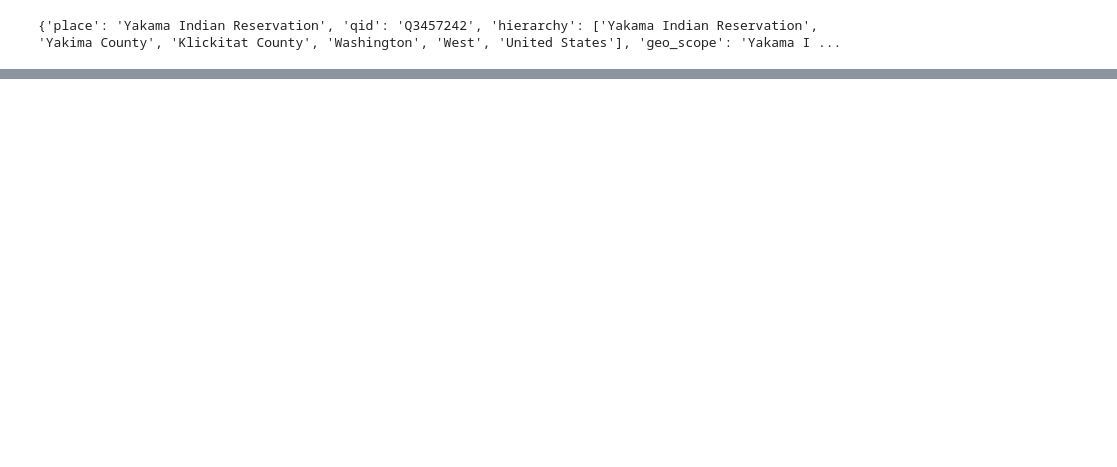
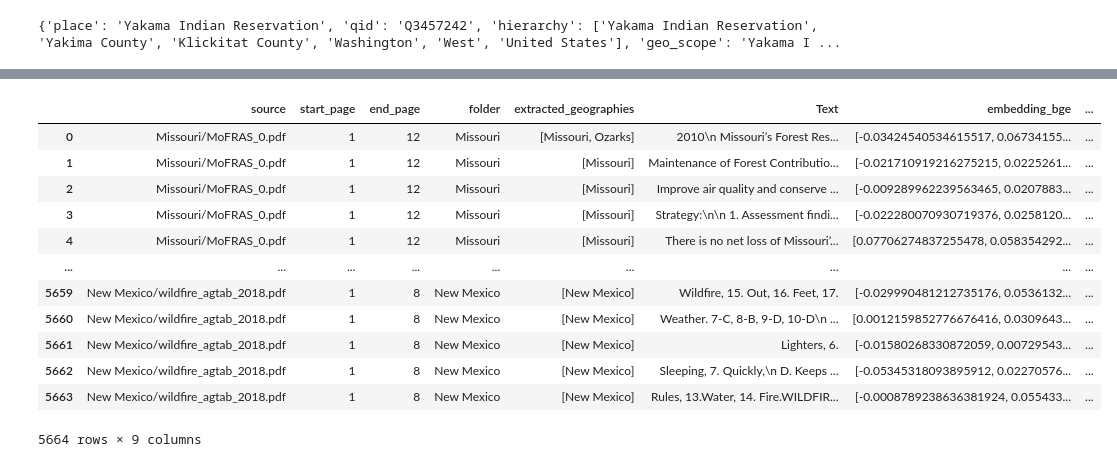
Before and after one commit to meenuravi18/wildfire_research_project, a Jupyter notebook: hierarchyExtraction.ipynb, the cells around one changed output, grey strips where cells are left out. Drawn from its saved outputs; the diff is of its cells as text; code cells hidden in the pictures; blank space fills up the shorter version.

Commit message:
adding hierarchy code

```diff
--- a/hierarchyExtraction.ipynb
+++ b/hierarchyExtraction.ipynb
@@ -232,0 +389,3 @@ def get_hierarchy(place: str, state: str = None, context_text: str = None, tagge
+# %%
+news['extracted_geographies']=news['extracted_geographies'].progress_apply(lambda x: ['United States'] if len(x)==0 else x)
+# news.head(7)
@@ -263,0 +567,13 @@ print(get_hierarchy("Yakama Indian Reservation"))
+# %%
+for i, row in news.iterrows():
+    for mapping in row["geo_mappings"]:
+        missing_keys = [k for k in KEEP if k not in mapping]
+        if missing_keys or not mapping.get("hierarchy") or not mapping.get("geo_scope"):
+            print(f"Row {i}: {mapping}")
+            break
+# %%
+for i, row in news.tail(5).iterrows():
+    print(f"Row {i}: {row['extracted_geographies']}")
+    for mapping in row["geo_mappings"]:
+        print(f"  {mapping['geo_scope']} -> {mapping['hierarchy']}")
+    print("====")
@@ -263,0 +600,20 @@ print(get_hierarchy("Yakama Indian Reservation"))
+# %%
+def resolve_row_pdf(row):
+    results = []
+    folder_state = row["folder"] if row["folder"] != "United States" else None
+    for place in row["extracted_geographies"]:
+        place = norm_place(place)
+        result = cache.get(place, {})
+        if result and "error" not in result:
+            result = dict(result)
+            hierarchy = result.get("hierarchy", [])
+            # only override if not a natural feature disambiguation
+            if result.get("disambiguation") not in FEATURE_CODE_HINTS.values():
+                if folder_state and folder_state in hierarchy:
+                    result["disambiguation"] = f"explicit state - {folder_state}"
+                elif not folder_state:
+                    result["disambiguation"] = "Resolving to United States"
+            results.append({k: result[k] for k in KEEP if k in result})
+    return results
+
+pdf["geo_mappings"] = pdf.progress_apply(resolve_row_pdf, axis=1)
@@ -263,0 +655,16 @@ print(get_hierarchy("Yakama Indian Reservation"))
+# %%
+pdf
+# %% [output]
+|  | source | start_page | end_page | folder | extracted_geographies | Text | embedding_bge | ... |
+| 0 | Missouri/MoFRAS_0.pdf | 1 | 12 | Missouri | [Missouri, Ozarks] | 2010\n Missouri’s Forest Res... | [-0.03424540534615517, 0.06734155... | ... |
+| 1 | Missouri/MoFRAS_0.pdf | 1 | 12 | Missouri | [Missouri] | Maintenance of Forest Contributio... | [-0.021710919216275215, 0.0225261... | ... |
+| 2 | Missouri/MoFRAS_0.pdf | 1 | 12 | Missouri | [Missouri] | Improve air quality and conserve ... | [-0.009289962239563465, 0.0207883... | ... |
+| 3 | Missouri/MoFRAS_0.pdf | 1 | 12 | Missouri | [Missouri] | Strategy:\n\n 1. Assessment findi... | [-0.022280070930719376, 0.0258120... | ... |
+| 4 | Missouri/MoFRAS_0.pdf | 1 | 12 | Missouri | [Missouri] | There is no net loss of Missouri’... | [0.07706274837255478, 0.058354292... | ... |
+| ... | ... | ... | ... | ... | ... | ... | ... | ... |
+| 5659 | New Mexico/wildfire_agtab_2018.pdf | 1 | 8 | New Mexico | [New Mexico] | Wildfire, 15. Out, 16. Feet, 17. | [-0.029990481212735176, 0.0536132... | ... |
+| 5660 | New Mexico/wildfire_agtab_2018.pdf | 1 | 8 | New Mexico | [New Mexico] | Weather. 7-C, 8-B, 9-D, 10-D\n ... | [0.0012159852776676416, 0.0309643... | ... |
+| 5661 | New Mexico/wildfire_agtab_2018.pdf | 1 | 8 | New Mexico | [New Mexico] | Lighters, 6. | [-0.01580268330872059, 0.00729543... | ... |
+| 5662 | New Mexico/wildfire_agtab_2018.pdf | 1 | 8 | New Mexico | [New Mexico] | Sleeping, 7. Quickly,\n D. Keeps ... | [-0.05345318093895912, 0.02270576... | ... |
+| 5663 | New Mexico/wildfire_agtab_2018.pdf | 1 | 8 | New Mexico | [New Mexico] | Rules, 13.Water, 14. Fire.WILDFIR... | [-0.0008789238636381924, 0.055433... | ... |
+5664 rows × 9 columns
```
Also changed, not shown: parts of 25 cells of this notebook, 10 other files.
